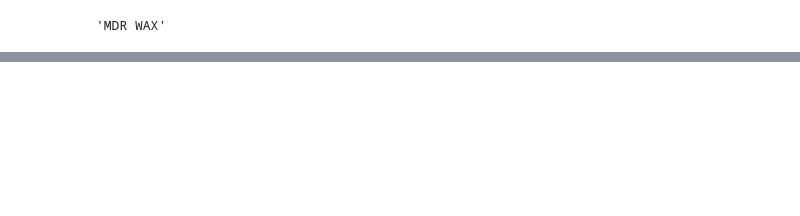
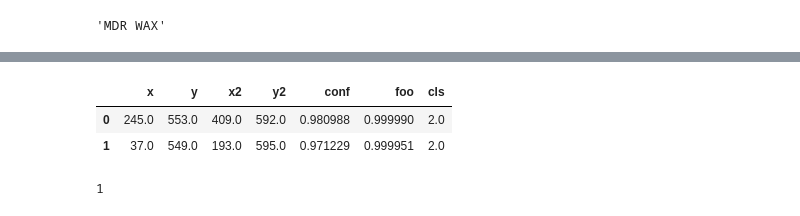
Before and after one commit to FrancescoSaverioZuppichini/Kanga-Challenge, a Jupyter notebook: source/playground.ipynb, the cells around one changed output, grey strips where cells are left out. Saved outputs shown, nothing was run; the diff lists cells and outputs as text; code cells hidden in the pictures; blank space fills up the shorter version.

```diff
--- a/source/playground.ipynb
+++ b/source/playground.ipynb
@@ -314,0 +190,8 @@ for det in smash_bros_detector([img]):
+# %%
+import pandas as pd
+preds_np = preds[0].numpy()
+
+current = pd.DataFrame(preds2[0].numpy(), columns=['x', 'y', 'x2', 'y2', 'conf', 'foo', 'cls'])
+prev = pd.DataFrame(preds1[0].numpy(), columns=['x', 'y', 'x2', 'y2', 'conf', 'foo', 'cls'])
+
+history = [prev, current]
@@ -314,0 +256,6 @@ for det in smash_bros_detector([img]):
+# %%
+current[current['cls'] == 2]
+# %% [output]
+|  | x | y | x2 | y2 | conf | foo | cls |
+| 0 | 245.0 | 553.0 | 409.0 | 592.0 | 0.980988 | 0.999990 | 2.0 |
+| 1 | 37.0 | 549.0 | 193.0 | 595.0 | 0.971229 | 0.999951 | 2.0 |
@@ -314,0 +266,4 @@ for det in smash_bros_detector([img]):
+# %%
+np.argmin(Y[0])
+# %% [output]
+1
```
Also changed, not shown: parts of 22 cells of this notebook, 2 other files.
